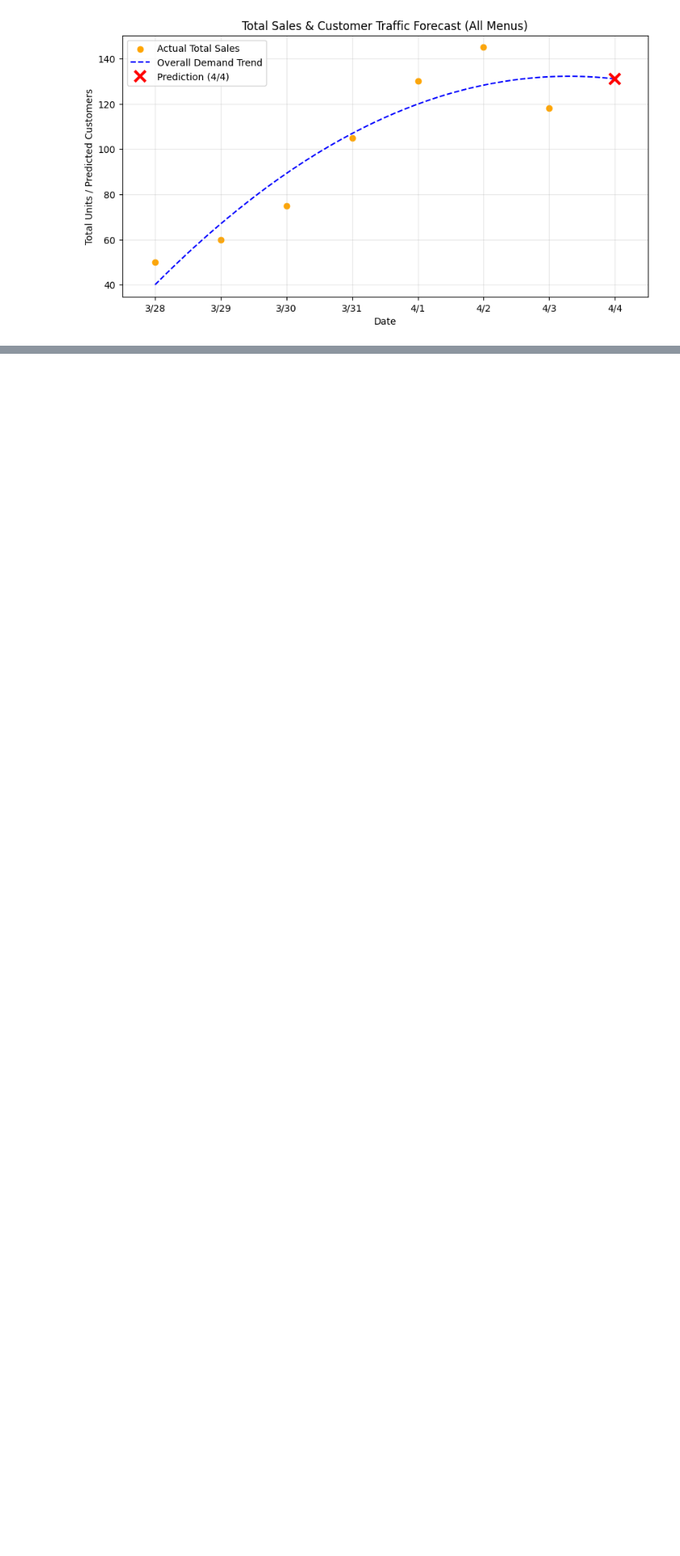
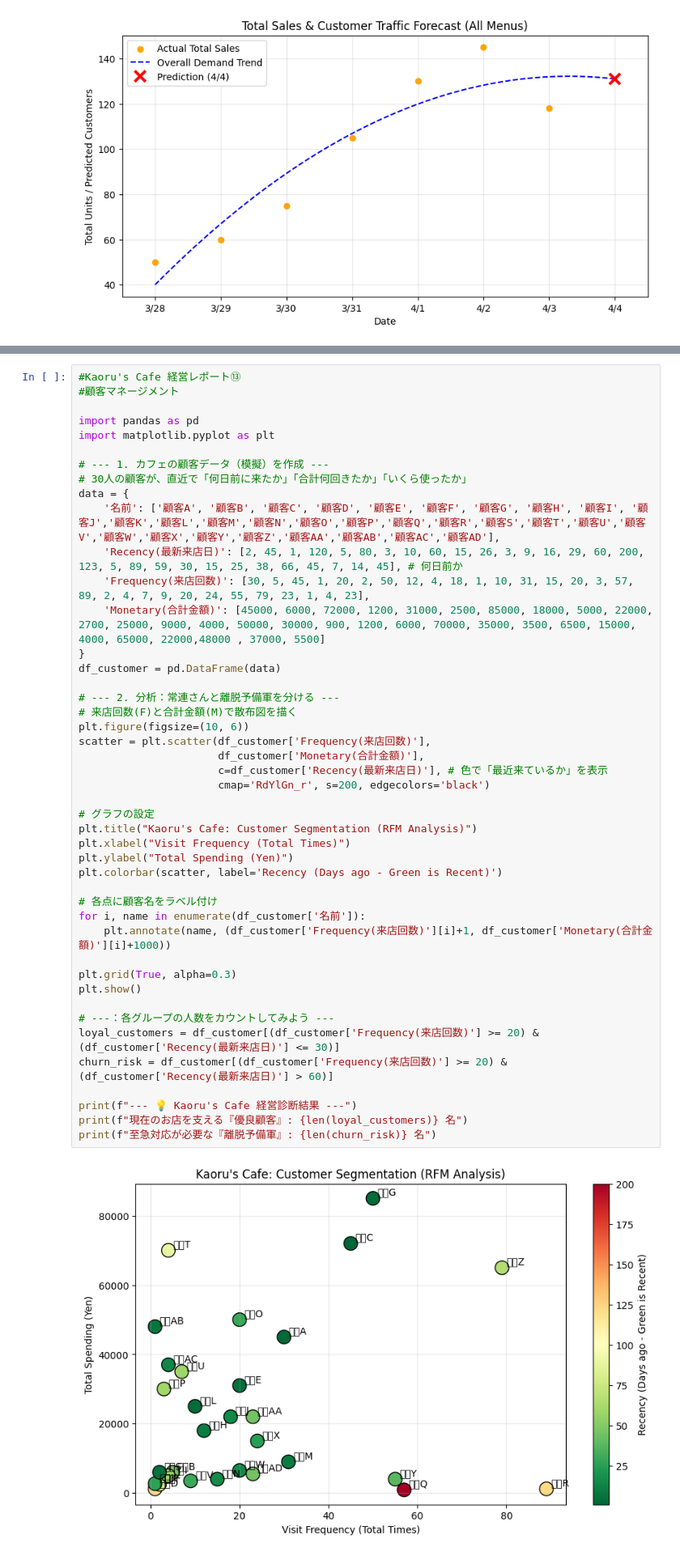
Before and after one commit to kaoru1018/cafe-forecast, a Jupyter notebook: Cafe経営レポート.ipynb, the cells around one changed output, grey strips where cells are left out. Shown at 81% size. Drawn from its saved outputs; the diff is of its cells as text; blank space fills up the shorter version.

```diff
--- a/Cafe経営レポート.ipynb
+++ b/Cafe経営レポート.ipynb
@@ -551,0 +630,47 @@ plt.show()
+# %%
+#Kaoru's Cafe 経営レポート⑬
+#顧客マネージメント
+
+import pandas as pd
+import matplotlib.pyplot as plt
+
+# --- 1. カフェの顧客データ（模擬）を作成 ---
+# 30人の顧客が、直近で「何日前に来たか」「合計何回きたか」「いくら使ったか」
+data = {
+    '名前': ['顧客A', '顧客B', '顧客C', '顧客D', '顧客E', '顧客F', '顧客G', '顧客H', '顧客I', '顧客J','顧客K','顧客L','顧客M','顧客N','顧客O','顧客P','顧客Q','顧客R','顧客S','顧客T','顧客U','顧客V','顧客W','顧客X','顧客Y','顧客Z','顧客AA','顧客AB','顧客AC','顧客AD'],
+    'Recency(最新来店日)': [2, 45, 1, 120, 5, 80, 3, 10, 60, 15, 26, 3, 9, 16, 29, 60, 200, 123, 5, 89, 59, 30, 15, 25, 38, 66, 45, 7, 14, 45], # 何日前か
+    'Frequency(来店回数)': [30, 5, 45, 1, 20, 2, 50, 12, 4, 18, 1, 10, 31, 15, 20, 3, 57, 89, 2, 4, 7, 9, 20, 24, 55, 79, 23, 1, 4, 23],
+    'Monetary(合計金額)': [45000, 6000, 72000, 1200, 31000, 2500, 85000, 18000, 5000, 22000, 2700, 25000, 9000, 4000, 50000, 30000, 900, 1200, 6000, 70000, 35000, 3500, 6500, 15000, 4000, 65000, 22000,48000 , 37000, 5500]
+}
+df_customer = pd.DataFrame(data)
+
+# --- 2. 分析：常連さんと離脱予備軍を分ける ---
+# 来店回数(F)と合計金額(M)で散布図を描く
+plt.figure(figsize=(10, 6))
+scatter = plt.scatter(df_customer['Frequency(来店回数)'],
+                      df_customer['Monetary(合計金額)'],
+                      c=df_customer['Recency(最新来店日)'], # 色で「最近来ているか」を表示
+                      cmap='RdYlGn_r', s=200, edgecolors='black')
+
+# グラフの設定
+plt.title("Kaoru's Cafe: Customer Segmentation (RFM Analysis)")
+plt.xlabel("Visit Frequency (Total Times)")
+plt.ylabel("Total Spending (Yen)")
+plt.colorbar(scatter, label='Recency (Days ago - Green is Recent)')
+
+# 各点に顧客名をラベル付け
+for i, name in enumerate(df_customer['名前']):
+    plt.annotate(name, (df_customer['Frequency(来店回数)'][i]+1, df_customer['Monetary(合計金額)'][i]+1000))
+
+plt.grid(True, alpha=0.3)
+plt.show()
+
+# ---：各グループの人数をカウントしてみよう ---
+loyal_customers = df_customer[(df_customer['Frequency(来店回数)'] >= 20) & (df_customer['Recency(最新来店日)'] <= 30)]
+churn_risk = df_customer[(df_customer['Frequency(来店回数)'] >= 20) & (df_customer['Recency(最新来店日)'] > 60)]
+
+print(f"--- 💡 Kaoru's Cafe 経営診断結果 ---")
+print(f"現在のお店を支える『優良顧客』: {len(loyal_customers)} 名")
+print(f"至急対応が必要な『離脱予備軍』: {len(churn_risk)} 名")
+# %% [output]
+[figure, added]
```
Also changed, not shown: parts of 4 cells of this notebook.
